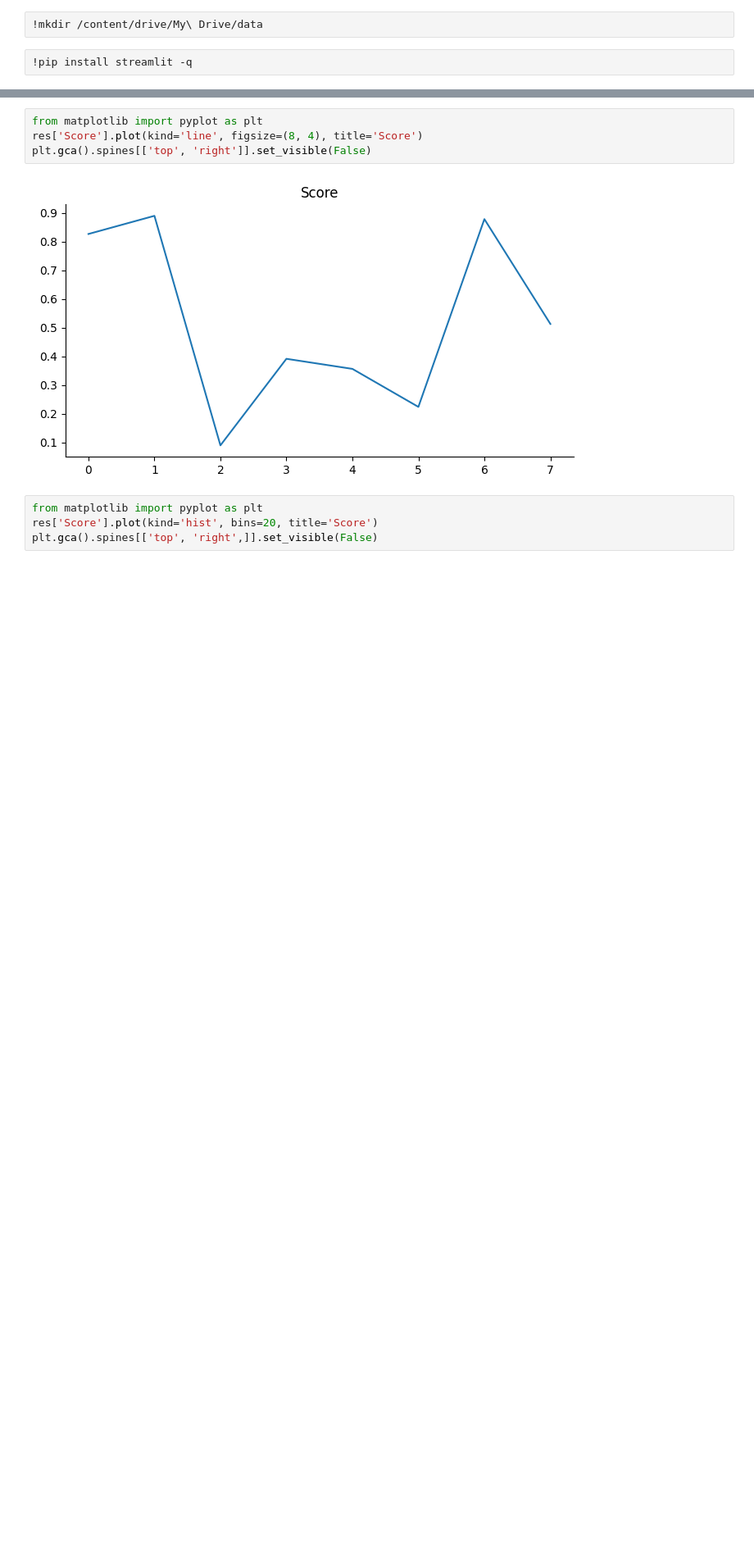
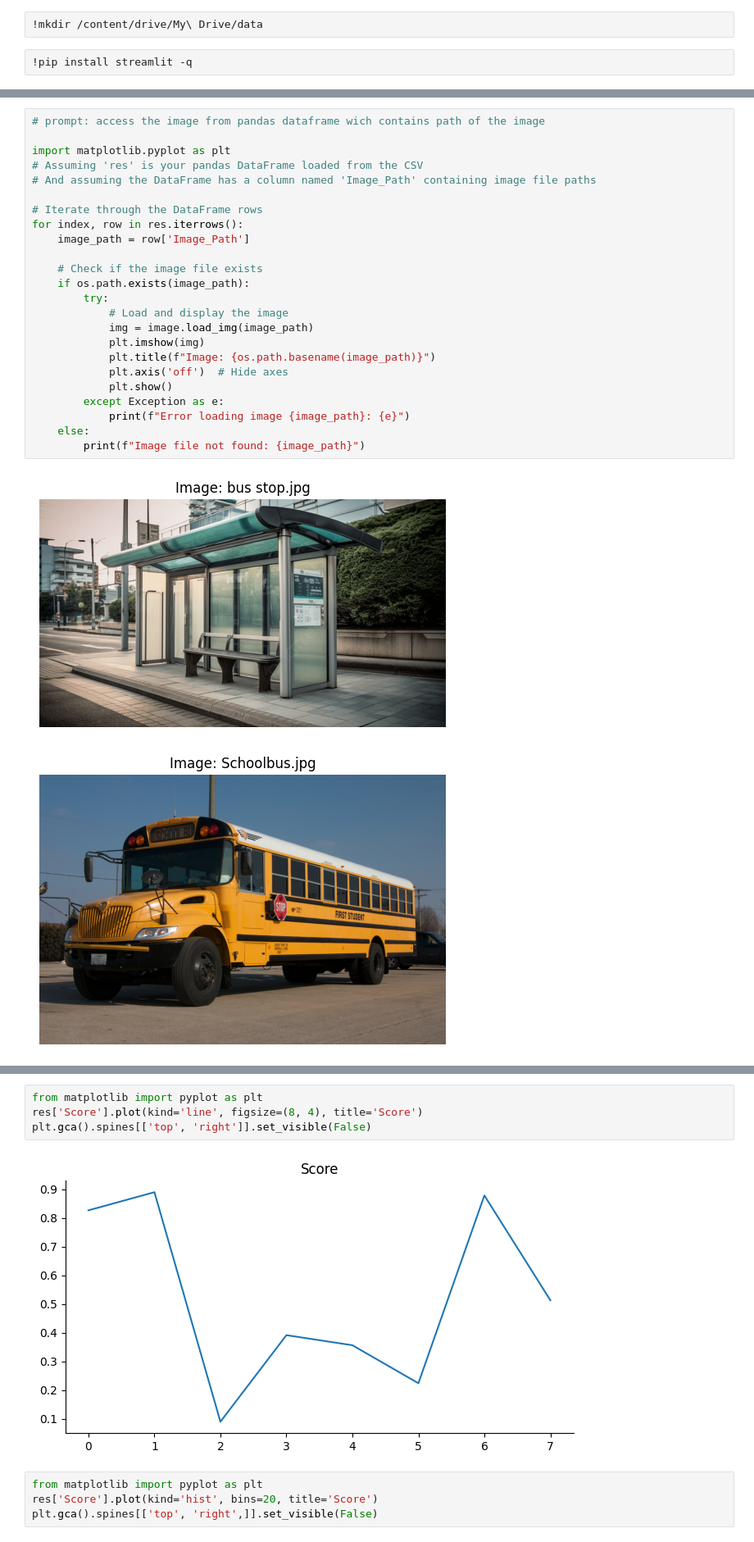
Before and after one commit to Dexter0013/Operations-on-Databases, a Jupyter notebook: csv_to_panda.ipynb, the cells around one changed output, grey strips where cells are left out. Shown at 82% size. Drawn from its saved outputs; the diff is of its cells as text; blank space fills up the shorter version.

```diff
--- a/csv_to_panda.ipynb
+++ b/csv_to_panda.ipynb
@@ -170,0 +85,27 @@ _ = plt.ylabel('count()')
+# %%
+# prompt: access the image from pandas dataframe wich contains path of the image
+
+import matplotlib.pyplot as plt
+# Assuming 'res' is your pandas DataFrame loaded from the CSV
+# And assuming the DataFrame has a column named 'Image_Path' containing image file paths
+
+# Iterate through the DataFrame rows
+for index, row in res.iterrows():
+    image_path = row['Image_Path']
+
+    # Check if the image file exists
+    if os.path.exists(image_path):
+        try:
+            # Load and display the image
+            img = image.load_img(image_path)
+            plt.imshow(img)
+            plt.title(f"Image: {os.path.basename(image_path)}")
+            plt.axis('off')  # Hide axes
+            plt.show()
+        except Exception as e:
+            print(f"Error loading image {image_path}: {e}")
+    else:
+        print(f"Image file not found: {image_path}")
+# %% [output]
+[figure, added]
+[figure, added]
```
Also changed, not shown: parts of 7 cells of this notebook.
